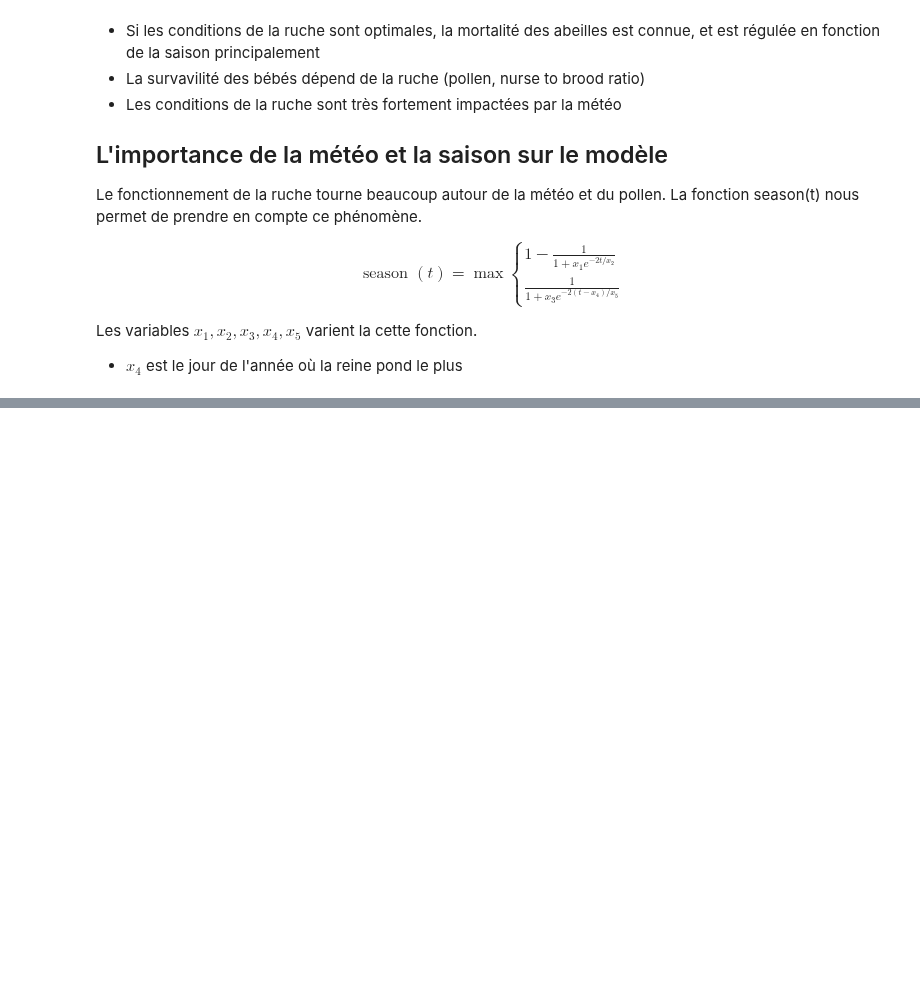
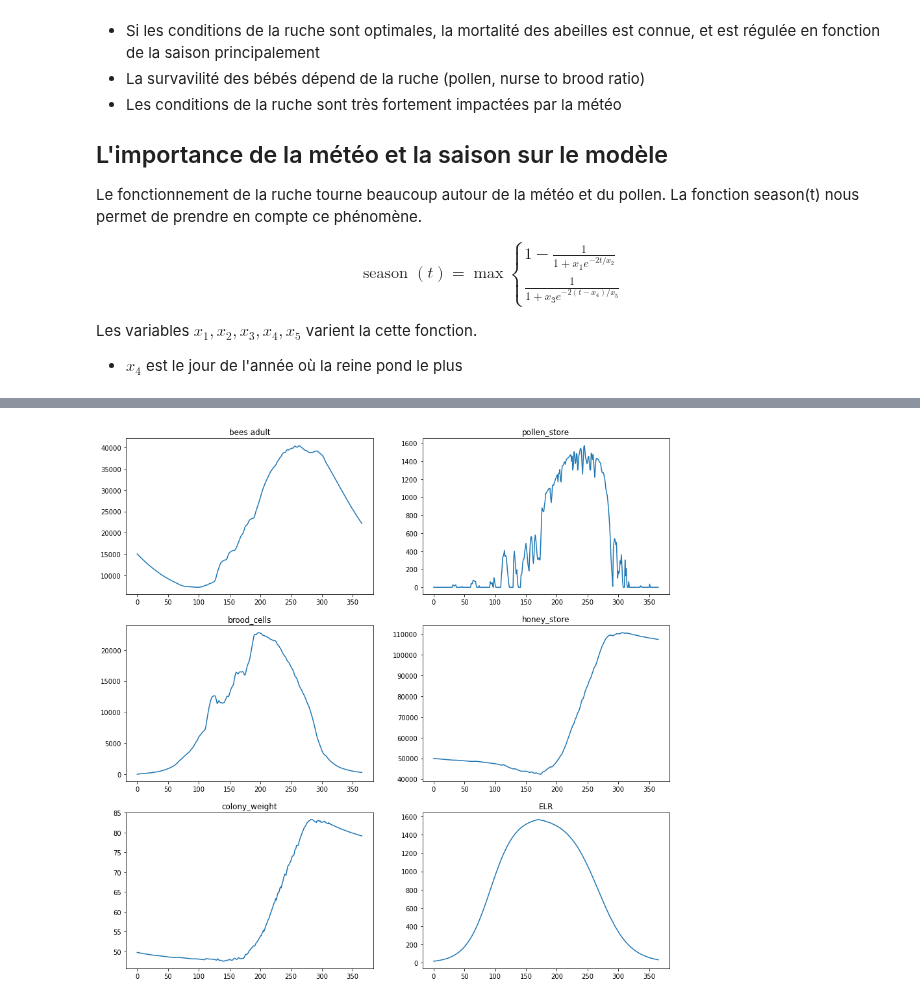
Before and after one commit to SylvJalb/beenamics, a Jupyter notebook: beezbeez.ipynb, the cells around one changed output, grey strips where cells are left out. Saved outputs shown, nothing was run; the diff lists cells and outputs as text; code cells hidden in the pictures; blank space fills up the shorter version.

```diff
--- a/beezbeez.ipynb
+++ b/beezbeez.ipynb
@@ -81,9 +85,9 @@ FACTORforagingmax = .33
 FACTORpollensavingmax = .3
 
 NECTARNEEDlarva = lambda i: [.006,.018,.04,.09,.185][i]
-NECTARNEEDadult = .055
-NECTARNEEDnurse = .267
-NECTARNEEDactiveforager = .2
+NECTARNEEDadult = .005 #.055
+NECTARNEEDnurse = .02 #.267
+NECTARNEEDactiveforager = .02#.2
 
 LOADpollenforager = .06
 TURNSpollenforager = 20
@@ -108,7 +112,7 @@ BEESadultbase = 15000
 # que l'on prend en regardant les graphs ou experimentalement
 INITpollen = 0
 INITnectar = 0
-INIThoney = 0
+INIThoney = 50000
 STOCHASTIC_FACTOR = True
 
 w_hivebase = 14000
@@ -124,7 +128,7 @@ w_adult = .1
 RAIN = np.zeros(366)
 TEMP = np.zeros(366)
 
-tempAll = np.loadtxt('2018ParisTemp.txt', unpack=True, skiprows=0)
+tempAll = np.loadtxt('/kaggle/input/paris-temp-data/2018ParisTemp (1).txt', unpack=True, skiprows=0)
 
 count = 8
 i=0
@@ -607,7 +613,7 @@ plt.show()
 # %%
 from tqdm import tqdm
 
-def run_multiple_simul(N=100):
+def run_multiple_simul(N=1):
     simul_data = {
         "bees_adult": [],
         "pollen_store": [],
@@ -648,7 +654,7 @@ def run_multiple_simul(N=100):
 test = run_multiple_simul()
 # %%
 def plot_simul_data(data):
-    fig, ax = plt.subplots(nrows=3, ncols=2, figsize=(15, 15))
+    fig, ax = plt.subplots(nrows=3, ncols=2, figsize=(10, 10))
     ax[0,0].plot(test["bees_adult"].mean(axis=0))
     ax[0,0].title.set_text("bees adult")
     ax[0,1].plot(test["pollen_store"].mean(axis=0))
@@ -665,0 +670,5 @@ plot_simul_data(test)
+# %%
+test = run_multiple_simul(N=100)
+plot_simul_data(test)
+# %% [output]
+[figure, added]
```
Also changed, not shown: parts of 3 cells of this notebook.
